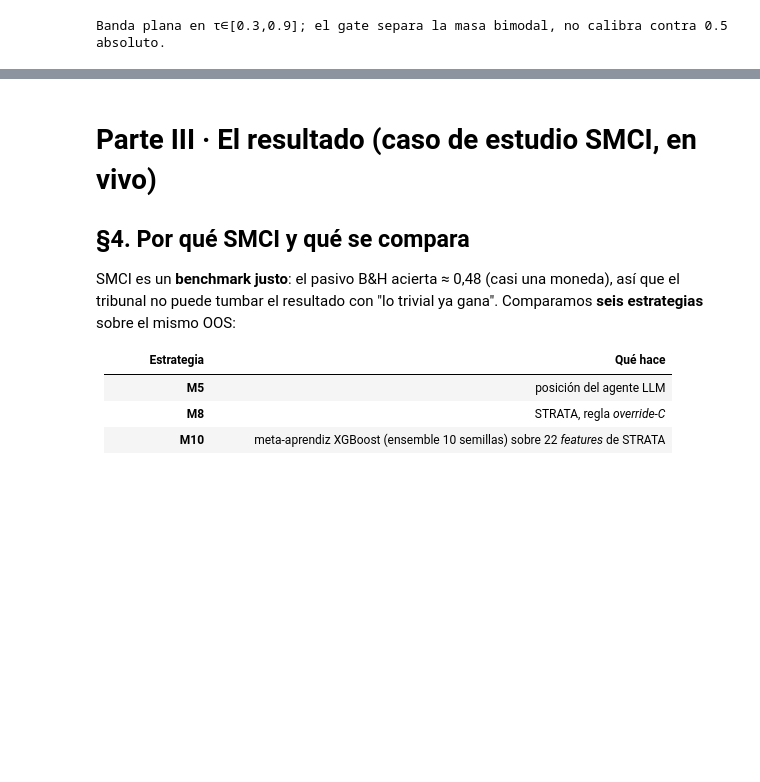
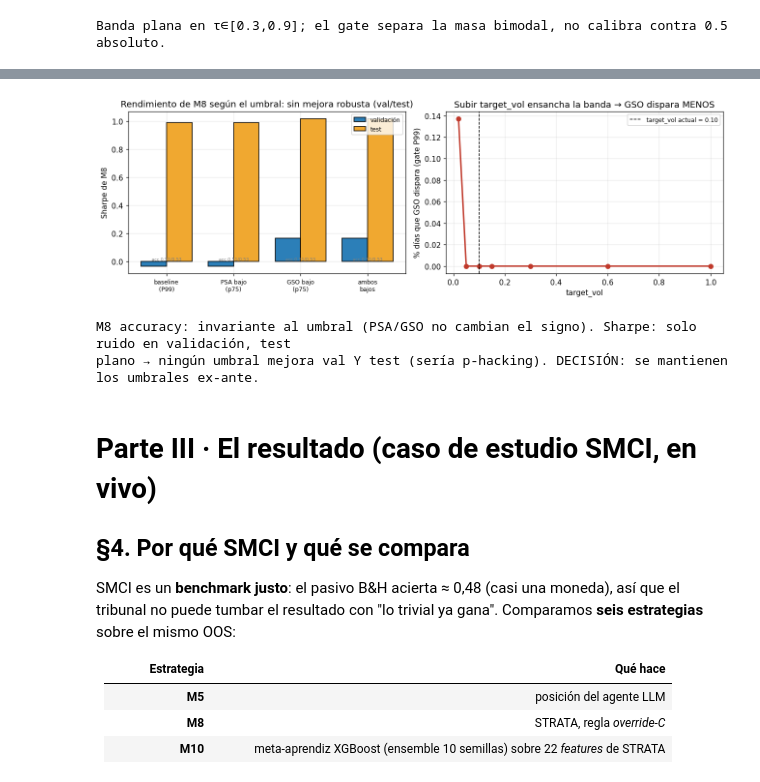
Before and after one commit to RaquelGarciah/Real-time-statistical-supervision-of-an-AI-trading-agent, a Jupyter notebook: notebooks/STRATA_SMCI.ipynb, the cells around one changed output, grey strips where cells are left out. Cells and saved outputs as stored; diff of their text form; code cells hidden in the pictures; blank space fills up the shorter version.

```diff
--- a/notebooks/STRATA_SMCI.ipynb
+++ b/notebooks/STRATA_SMCI.ipynb
@@ -404,3 +476,39 @@ Banda plana en τ∈[0.3,0.9]; el gate separa la masa bimodal, no calibra contra
+# %%
+# --- §3b. Rendimiento de M8 según el umbral + GSO vs target_vol ---
+_pd, _gd = _thr["psa"]["score_distribution"], _thr["gso"]["score_distribution"]
+CFG = {"baseline\n(P99)": (None, None),
+       "PSA bajo\n(p75)": ((_pd["p50"], _pd["p75"], _pd["p90"]), None),
+       "GSO bajo\n(p75)": (None, (_gd["p50"], _gd["p75"], _gd["p90"])),
+       "ambos\nbajos": ((_pd["p50"], _pd["p75"], _pd["p90"]), (_gd["p50"], _gd["p75"], _gd["p90"]))}
+res = {}
+for nm, (pt, gt) in CFG.items():
+    res[nm] = _vt(_m8(pt, gt))   # (acc_val, acc_test, sr_val, sr_test)
+
+fig, ax = plt.subplots(1, 2, figsize=(12, 4))
+xb = np.arange(len(CFG)); w = 0.38; names = list(CFG)
+ax[0].bar(xb - w / 2, [res[n][2] for n in names], w, label="validación", color="#2c7fb8", edgecolor="black")
+ax[0].bar(xb + w / 2, [res[n][3] for n in names], w, label="test", color="#f0a830", edgecolor="black")
+ax[0].set_xticks(xb); ax[0].set_xticklabels(names, fontsize=8); ax[0].set_ylabel("Sharpe de M8")
+ax[0].set_title("Rendimiento de M8 según el umbral: sin mejora robusta (val/test)"); ax[0].legend(fontsize=8)
+for i, n in enumerate(names):  # anota que la accuracy es invariante
+    ax[0].annotate(f"acc {res[n][0]:.2f}/{res[n][1]:.2f}", (i, 0), fontsize=6, ha="center", va="bottom", color="gray")
+# GSO: firing rate vs target_vol (subir target_vol → dispara menos)
+sg = sigma.reindex([t for t in sorted(_ag) if t in sigma.index]).to_numpy()
+szs = np.array([abs(_ag[t].size) for t in sorted(_ag) if t in sigma.index])
+tvs = np.array([0.02, 0.05, 0.10, 0.15, 0.30, 0.60, 1.0])
+fire = [float((np.maximum(0.0, szs - np.minimum(1.0, tv / np.maximum(sg, 1e-9))) /
+               np.maximum(np.minimum(1.0, tv / np.maximum(sg, 1e-9)), 1e-3) >= _gd["p99"]).mean()) for tv in tvs]
+ax[1].plot(tvs, fire, "o-", color="#c0392b", lw=2)
+ax[1].axvline(0.10, color="k", ls="--", lw=1, label="target_vol actual = 0.10")
+ax[1].set_xlabel("target_vol"); ax[1].set_ylabel("% días que GSO dispara (gate P99)")
+ax[1].set_title("Subir target_vol ensancha la banda → GSO dispara MENOS"); ax[1].legend(fontsize=8)
+plt.tight_layout(); plt.show()
+print("M8 accuracy: invariante al umbral (PSA/GSO no cambian el signo). Sharpe: solo ruido en validación, test")
+print("plano → ningún umbral mejora val Y test (sería p-hacking). DECISIÓN: se mantienen los umbrales ex-ante.")
+# %% [output]
+[figure, added]
+M8 accuracy: invariante al umbral (PSA/GSO no cambian el signo). Sharpe: solo ruido en validación, test
+plano → ningún umbral mejora val Y test (sería p-hacking). DECISIÓN: se mantienen los umbrales ex-ante.
 # %% [markdown]
 # Parte III · El resultado (caso de estudio SMCI, en vivo)
 
```
Also changed, not shown: parts of 4 cells of this notebook, 1 other file.
